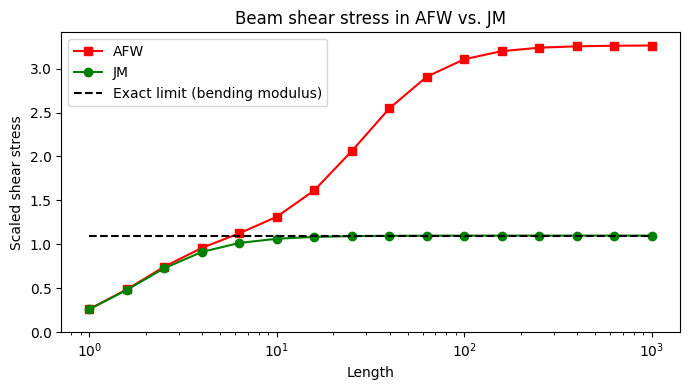
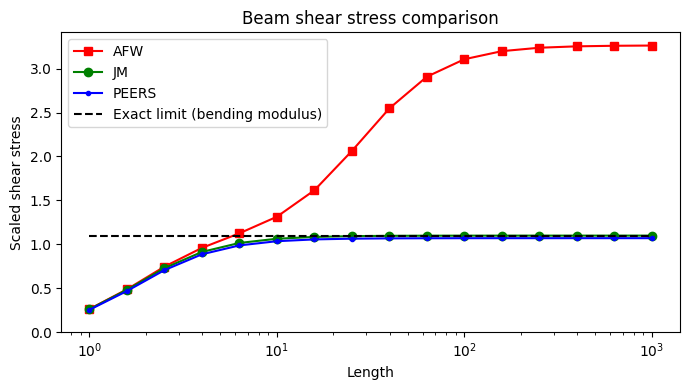
Code edit (unified diff) that turned the first committed figure into the second:
--- before
+++ after
@@ -1,4 +1,4 @@
-results = {scheme: [] for scheme in ("AFW", "JM")}
-for scheme in ("AFW", "JM"):
+results = {scheme: [] for scheme in ("AFW", "JM", "PEERS")}
+for scheme in ("AFW", "JM", "PEERS"):
     print(BLUE % f"Starting {scheme} tests...\n")
     for length in length_arr:
@@ -7,5 +7,5 @@
 
 fig, ax = plt.subplots(figsize=(7, 4))
-for scheme, color, marker in (("AFW", "red", "s"), ("JM", "green", "o")):
+for scheme, color, marker in (("AFW", "red", "s"), ("JM", "green", "o"), ("PEERS", "blue", ".")):
     ax.plot(length_arr, results[scheme], color=color, marker=marker, label=scheme)
 bend_mod = 1 / (1 - params["nu"]**2)
@@ -15,5 +15,5 @@
 ax.set_ylim(bottom=0)
 ax.set_ylabel(r"Scaled shear stress")
-ax.set_title("Beam shear stress in AFW vs. JM")
+ax.set_title("Beam shear stress comparison")
 ax.legend()
 

Commit: Created using Colab